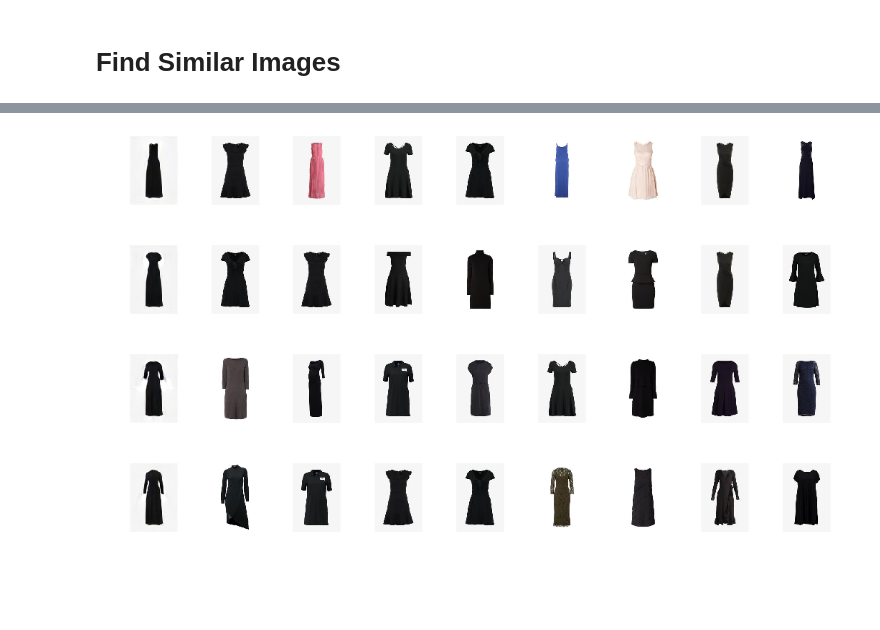
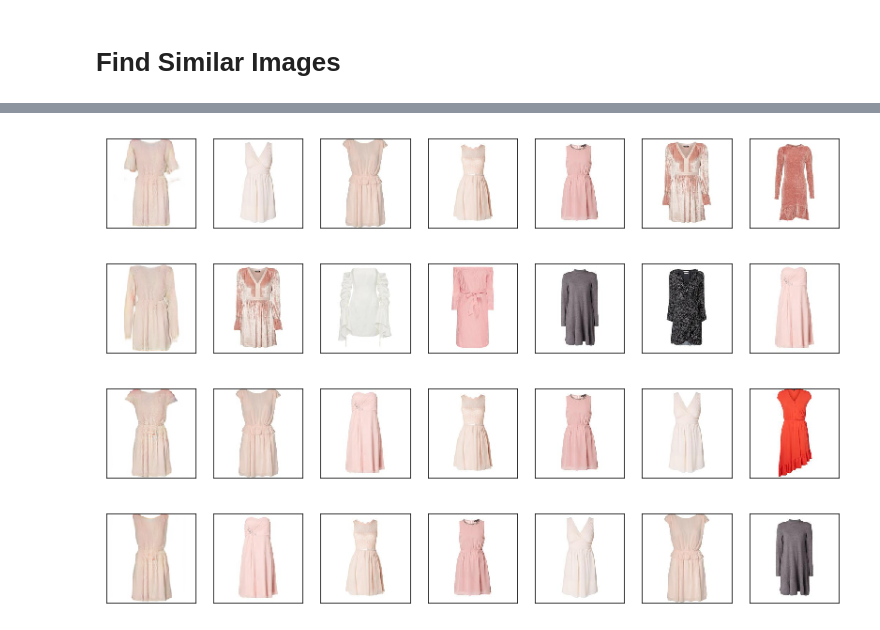
Before and after one commit to sonynka/fashion_gan, a Jupyter notebook: GANsearch_pipeline.ipynb, the cells around one changed output, grey strips where cells are left out. Saved outputs shown, nothing was run; the diff lists cells and outputs as text; code cells hidden in the pictures; blank space fills up the shorter version.

```diff
--- a/GANsearch_pipeline.ipynb
+++ b/GANsearch_pipeline.ipynb
@@ -63,15 +45,29 @@ akiwi64_search = search_utils.Search('./test_images/dresses_sample/',
 # %% [markdown]
 # Find Similar Images
+# %%
+def get_stargan_imgs_for_attr(img, attr):
+
+    fake_imgs = []
+    values = StarGAN.LABELS[attr]
+    for idx, v in enumerate(values):
+
+        fake_img = StarGAN.generate_image(img, attr, v)
+        fake_imgs.append(fake_img)
+
+    return fake_imgs
 # %%
-def plot_similar_imgs(images):
+def plot_img_row(images, img_labels=None):
     fig, axarr = plt.subplots(nrows=1, ncols=len(images), figsize=(len(images)*2, 2))
 
     for i, img in enumerate(images):
         axarr[i].imshow(img)
-        axarr[i].axis('off')
+        axarr[i].set_xticks([])
+        axarr[i].set_yticks([])
+
+        if img_labels is not None:
+            axarr[i].set_title(img_labels[i])
 
     plt.show()
 # %%
-test_img_path = './test_images/dresses_sample/IV321C031-Q11.jpg'
+test_img_path = './test_images/dresses_sample/5641460_552693338.jpg'
 test_img = Image.open(test_img_path)
-fake_imgs = plot_all_attr_values(test_img, 'sleeve_length')
@@ -91,0 +74,3 @@ plot_similar_imgs(akiwi64_search.get_similar_images(test_img))
+# %%
+fake_sleeves = get_stargan_imgs_for_attr(test_img, 'sleeve_length')
+plot_img_row([test_img] + fake_sleeves, img_labels=['Original'] + StarGAN.LABELS['sleeve_length'])
@@ -92,11 +84,11 @@ plot_similar_imgs(akiwi64_search.get_similar_images(test_img))
 # %%
-for fake_img in fake_imgs:
-    sim_imgs = resnet_search.get_similar_images(fake_img)
+for fake_img in fake_sleeves:
+    sim_imgs = dress_rn_search.get_similar_images(fake_img, num_imgs=6)
     sim_imgs = [fake_img] + sim_imgs
-    plot_similar_imgs(sim_imgs)
+    plot_img_row(sim_imgs)
 # %% [output]
-[figure, old version]
+[figure, new version]
-[figure, old version]
+[figure, new version]
-[figure, old version]
+[figure, new version]
-[figure, old version]
+[figure, new version]
 # %%
```
Also changed, not shown: parts of 23 cells of this notebook, 6 other files.
